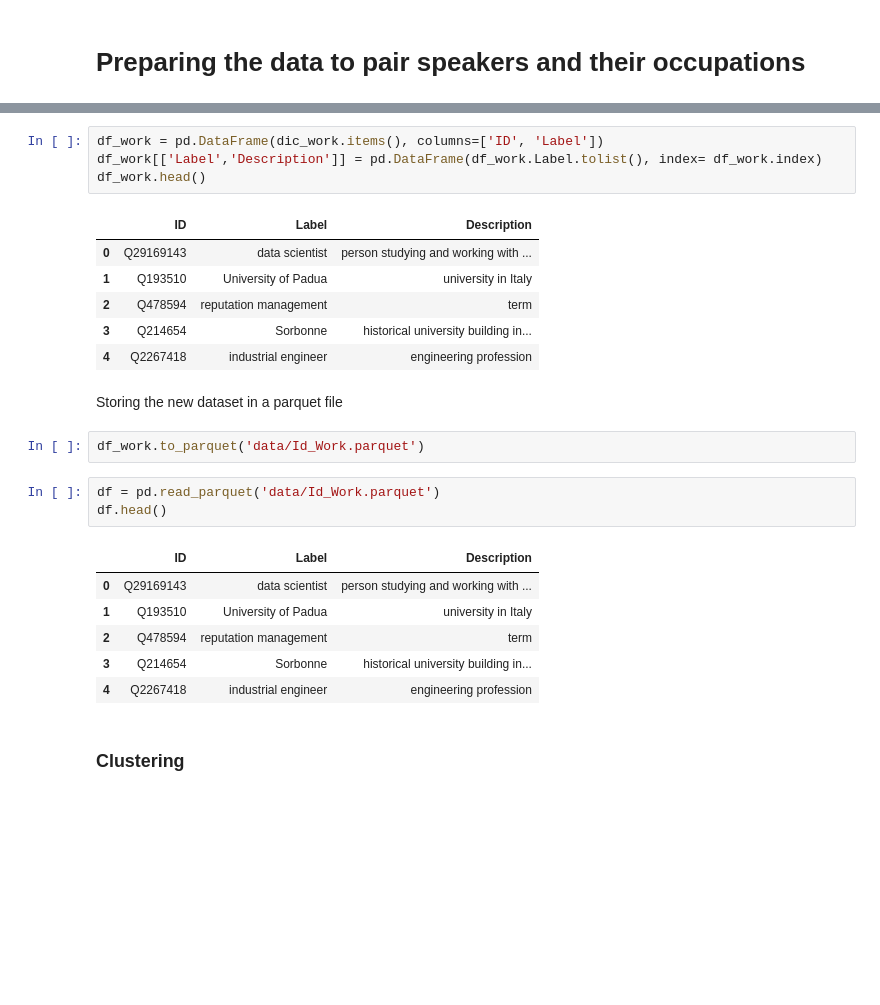
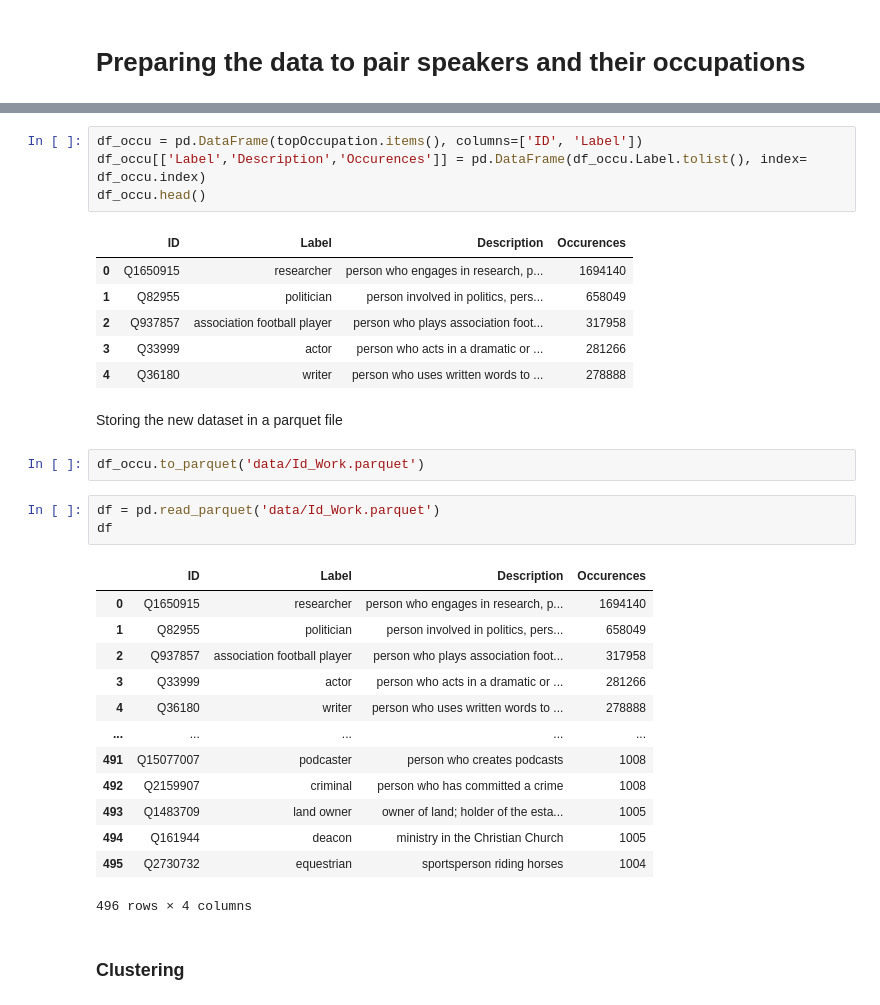
Before and after one commit to epfl-ada/ada-2021-project-abracadabra, a Jupyter notebook: Milestone 2.ipynb, the cells around one changed output, grey strips where cells are left out. Saved outputs shown, nothing was run; the diff lists cells and outputs as text; blank space fills up the shorter version.

```diff
--- a/Milestone 2.ipynb
+++ b/Milestone 2.ipynb
@@ -549,28 +594,35 @@ Now we have a new dataset that will help us regroup speaker regarding to their j
 # %%
-df_work = pd.DataFrame(dic_work.items(), columns=['ID', 'Label'])
-df_work[['Label','Description']] = pd.DataFrame(df_work.Label.tolist(), index= df_work.index)
-df_work.head()
+df_occu = pd.DataFrame(topOccupation.items(), columns=['ID', 'Label'])
+df_occu[['Label','Description','Occurences']] = pd.DataFrame(df_occu.Label.tolist(), index= df_occu.index)
+df_occu.head()
 # %% [output]
-|  | ID | Label | Description |
-| 0 | Q29169143 | data scientist | person studying and working with ... |
-| 1 | Q193510 | University of Padua | university in Italy |
-| 2 | Q478594 | reputation management | term |
-| 3 | Q214654 | Sorbonne | historical university building in... |
-| 4 | Q2267418 | industrial engineer | engineering profession |
+|  | ID | Label | Description | Occurences |
+| 0 | Q1650915 | researcher | person who engages in research, p... | 1694140 |
+| 1 | Q82955 | politician | person involved in politics, pers... | 658049 |
+| 2 | Q937857 | association football player | person who plays association foot... | 317958 |
+| 3 | Q33999 | actor | person who acts in a dramatic or ... | 281266 |
+| 4 | Q36180 | writer | person who uses written words to ... | 278888 |
 # %% [markdown]
 Storing the new dataset in a parquet file
 # %%
-df_work.to_parquet('data/Id_Work.parquet')
+df_occu.to_parquet('data/Id_Work.parquet')
 # %%
 df = pd.read_parquet('data/Id_Work.parquet')
-df.head()
+df
 # %% [output]
-|  | ID | Label | Description |
-| 0 | Q29169143 | data scientist | person studying and working with ... |
-| 1 | Q193510 | University of Padua | university in Italy |
-| 2 | Q478594 | reputation management | term |
-| 3 | Q214654 | Sorbonne | historical university building in... |
-| 4 | Q2267418 | industrial engineer | engineering profession |
+|  | ID | Label | Description | Occurences |
+| 0 | Q1650915 | researcher | person who engages in research, p... | 1694140 |
+| 1 | Q82955 | politician | person involved in politics, pers... | 658049 |
+| 2 | Q937857 | association football player | person who plays association foot... | 317958 |
+| 3 | Q33999 | actor | person who acts in a dramatic or ... | 281266 |
+| 4 | Q36180 | writer | person who uses written words to ... | 278888 |
+| ... | ... | ... | ... | ... |
+| 491 | Q15077007 | podcaster | person who creates podcasts | 1008 |
+| 492 | Q2159907 | criminal | person who has committed a crime | 1008 |
+| 493 | Q1483709 | land owner | owner of land; holder of the esta... | 1005 |
+| 494 | Q161944 | deacon | ministry in the Christian Church | 1005 |
+| 495 | Q2730732 | equestrian | sportsperson riding horses | 1004 |
+496 rows × 4 columns
 # %% [markdown]
 ### Clustering
 # %% [markdown]
```
Also changed, not shown: parts of 29 cells of this notebook.
